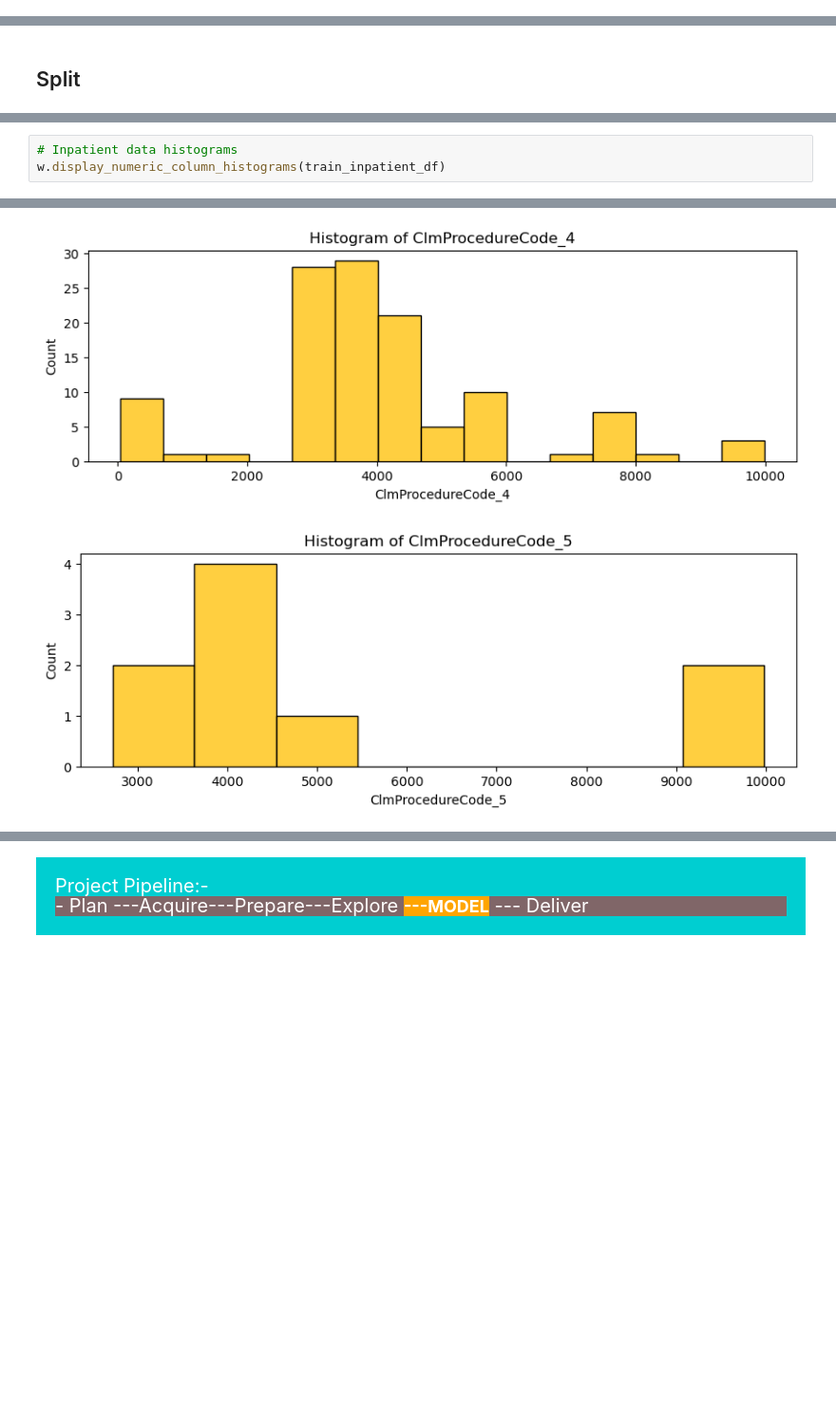
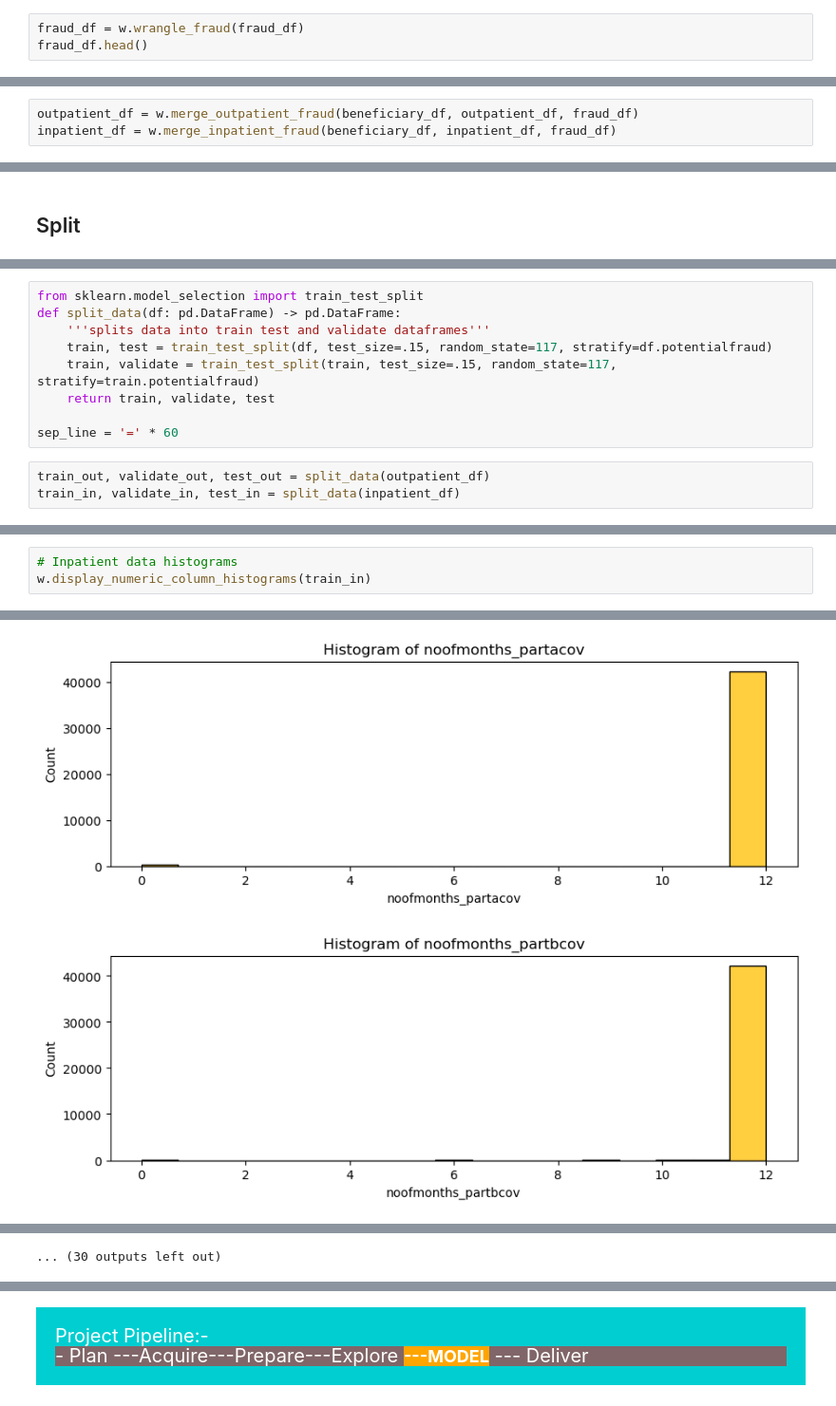
Before and after one commit to AswathyRadha100/Fraud_Detection_In_Healthcare, a Jupyter notebook: Workbooks/Aswathy/Final_Notebook_Rough.ipynb, the cells around one changed output, grey strips where cells are left out. Shown at 95% size. Saved outputs shown, nothing was run; the diff lists cells and outputs as text; blank space fills up the shorter version.

```diff
--- a/Workbooks/Aswathy/Final_Notebook_Rough.ipynb
+++ b/Workbooks/Aswathy/Final_Notebook_Rough.ipynb
@@ -223,0 +270,3 @@ beneficiary_df.head(3)
+# %%
+fraud_df = w.wrangle_fraud(fraud_df)
+fraud_df.head()
@@ -223,0 +282,3 @@ beneficiary_df.head(3)
+# %%
+outpatient_df = w.merge_outpatient_fraud(beneficiary_df, outpatient_df, fraud_df)
+inpatient_df = w.merge_inpatient_fraud(beneficiary_df, inpatient_df, fraud_df)
@@ -241,0 +329,12 @@ After understanding the data, perform the train-test split
+# %%
+from sklearn.model_selection import train_test_split
+def split_data(df: pd.DataFrame) -> pd.DataFrame:
+    '''splits data into train test and validate dataframes'''
+    train, test = train_test_split(df, test_size=.15, random_state=117, stratify=df.potentialfraud)
+    train, validate = train_test_split(train, test_size=.15, random_state=117, stratify=train.potentialfraud)
+    return train, validate, test
+
+sep_line = '=' * 60
+# %%
+train_out, validate_out, test_out = split_data(outpatient_df)
+train_in, validate_in, test_in = split_data(inpatient_df)
@@ -242,4 +400,4 @@ After understanding the data, perform the train-test split
 # %%
 # Inpatient data histograms
-w.display_numeric_column_histograms(train_inpatient_df)
+w.display_numeric_column_histograms(train_in)
 # %% [output]
@@ -251,2 +409,2 @@ w.display_numeric_column_histograms(train_inpatient_df)
-[figure, old version]
+[figure, new version]
-[figure, old version]
+[figure, new version]
@@ -254,2 +416,3 @@ w.display_numeric_column_histograms(train_inpatient_df)
+... (30 outputs left out)
 # %%
 # Outpatient data histograms
```
Also changed, not shown: parts of 22 cells of this notebook.
